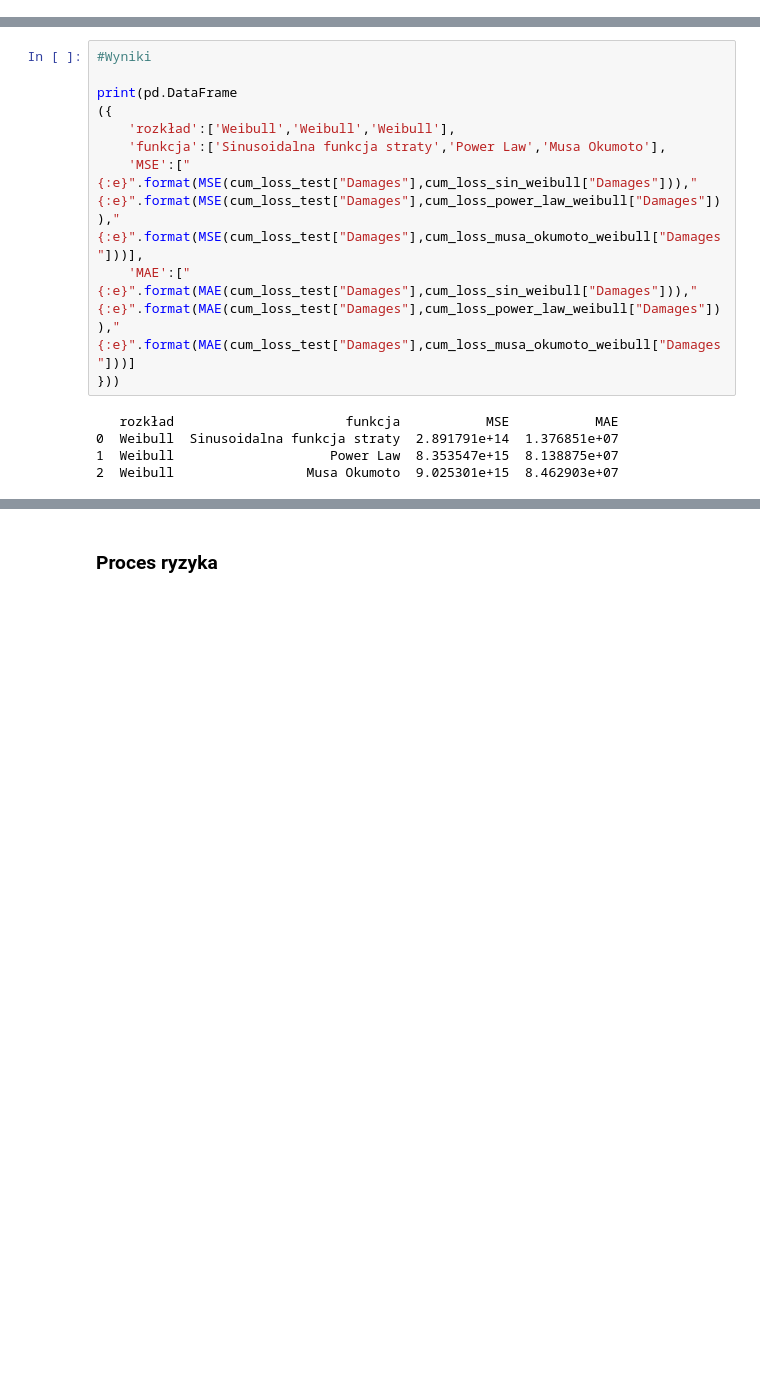
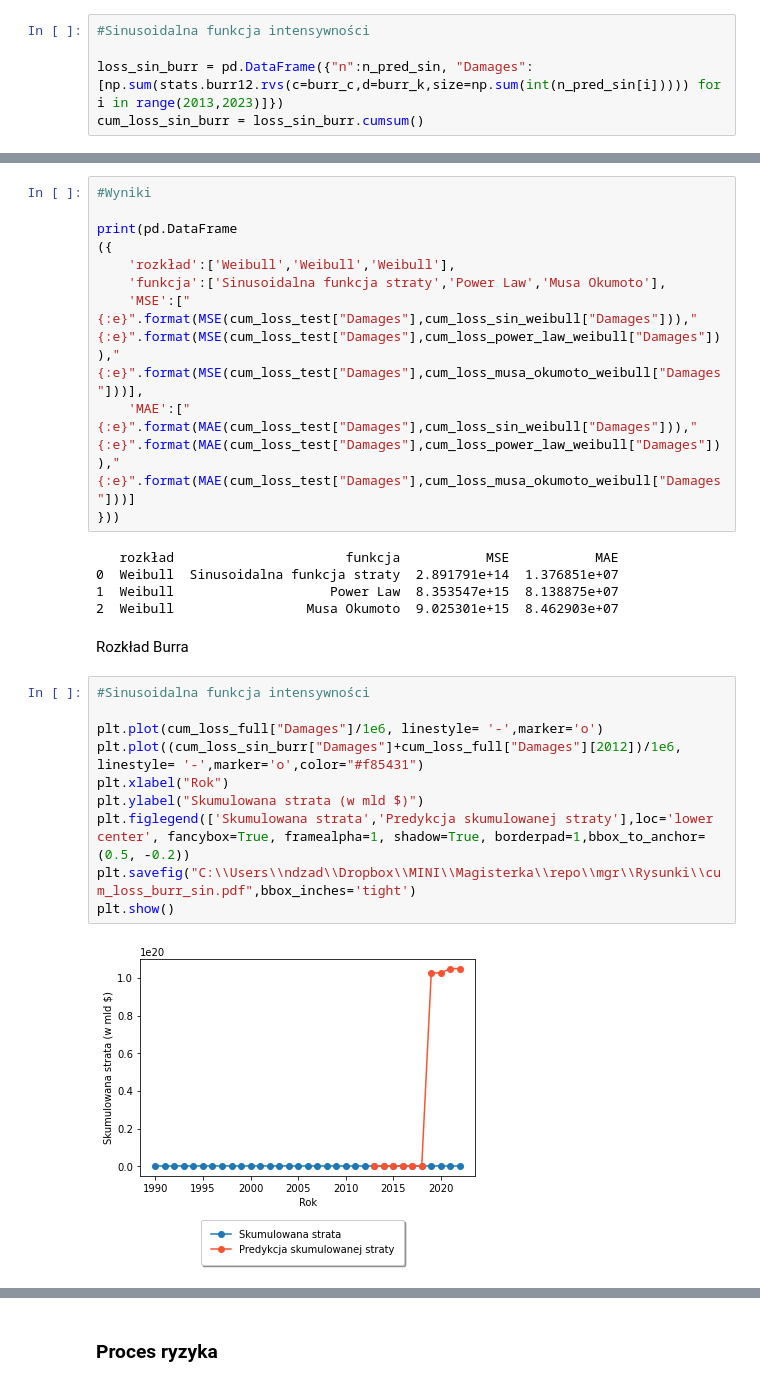
Before and after one commit to ndzadz/mgr, a Jupyter notebook: Symulacje.ipynb, the cells around one changed output, grey strips where cells are left out. Saved outputs shown, nothing was run; the diff lists cells and outputs as text; blank space fills up the shorter version.

```diff
--- a/Symulacje.ipynb
+++ b/Symulacje.ipynb
@@ -642,0 +645,5 @@ cum_loss_musa_okumoto_weibull = loss_musa_okumoto_weibull.cumsum()
+# %%
+#Sinusoidalna funkcja intensywności
+
+loss_sin_burr = pd.DataFrame({"n":n_pred_sin, "Damages":[np.sum(stats.burr12.rvs(c=burr_c,d=burr_k,size=np.sum(int(n_pred_sin[i])))) for i in range(2013,2023)]})
+cum_loss_sin_burr = loss_sin_burr.cumsum()
@@ -854,3 +871,17 @@ print(pd.DataFrame
 0  Weibull  Sinusoidalna funkcja straty  2.891791e+14  1.376851e+07
 1  Weibull                    Power Law  8.353547e+15  8.138875e+07
 2  Weibull                 Musa Okumoto  9.025301e+15  8.462903e+07
+# %% [markdown]
+Rozkład Burra
+# %%
+#Sinusoidalna funkcja intensywności
+
+plt.plot(cum_loss_full["Damages"]/1e6, linestyle= '-',marker='o')
+plt.plot((cum_loss_sin_burr["Damages"]+cum_loss_full["Damages"][2012])/1e6, linestyle= '-',marker='o',color="#f85431")
+plt.xlabel("Rok")
+plt.ylabel("Skumulowana strata (w mld $)")
+plt.figlegend(['Skumulowana strata','Predykcja skumulowanej straty'],loc='lower center', fancybox=True, framealpha=1, shadow=True, borderpad=1,bbox_to_anchor=(0.5, -0.2))
+plt.savefig("C:\\Users\\ndzad\\Dropbox\\MINI\\Magisterka\\repo\\mgr\\Rysunki\\cum_loss_burr_sin.pdf",bbox_inches='tight')
+plt.show()
+# %% [output]
+[figure, added]
```
Also changed, not shown: parts of 45 cells of this notebook, 17 other files.
